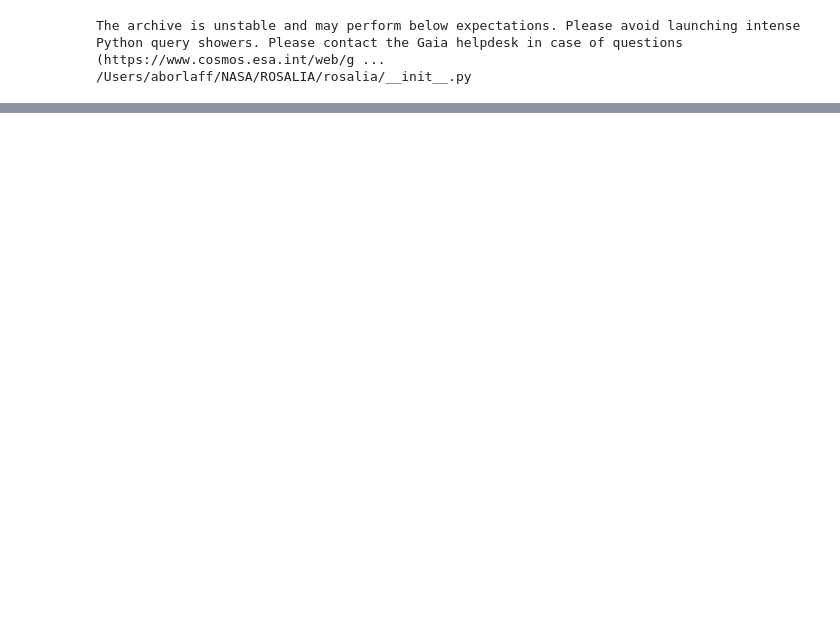
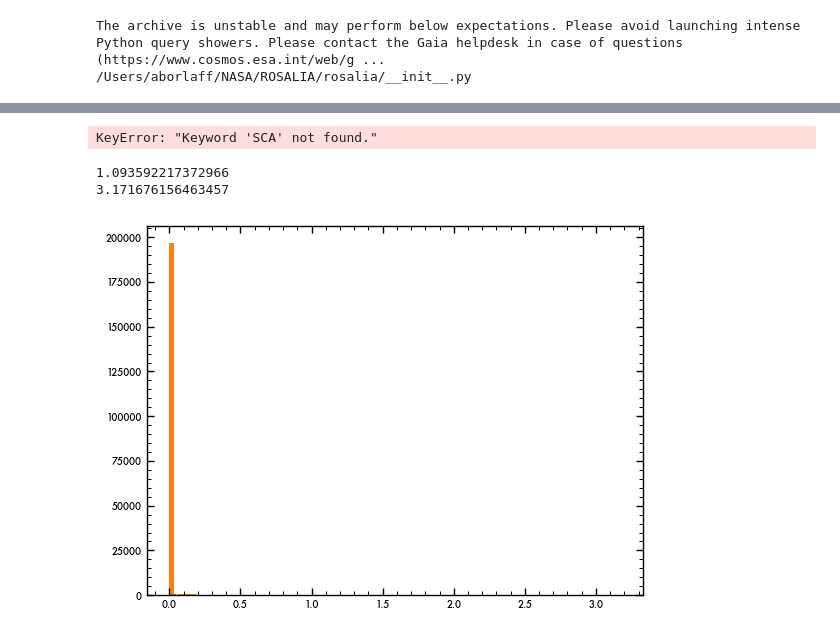
Before and after one commit to Borlaff/ROSALIA, a Jupyter notebook: notebooks/R2_CAR171_Canopus.ipynb, the cells around one changed output, grey strips where cells are left out. Drawn from its saved outputs; the diff is of its cells as text; code cells hidden in the pictures; blank space fills up the shorter version.

```diff
--- a/notebooks/R2_CAR171_Canopus.ipynb
+++ b/notebooks/R2_CAR171_Canopus.ipynb
@@ -50,3 +80,32 @@ def make_stray_plot(input_name, ext, fe2mu=True, vmin=None, vmax=None, color_lab
+# %%
+# Main_offender mode lab
+flt_name = "/Users/aborlaff/NASA/ROSALIA/notebooks/WFI_F129_RA_106.624_DEC_-53.595_MJD_61365.00000_PA_-121.23_stray_main_off.fits"
+flt_identity = rs.utils.exposure_inspector(flt_name, lite=True)
+# %% [output]
+KeyError: "Keyword 'SCA' not found."
+# %%
+# Read csv catalog
+import matplotlib.pyplot as plt
+import pandas as pd
+import astropy.units as u
+from astropy.coordinates import match_coordinates_sky, ICRS, Angle, SkyCoord
+
+cat = pd.read_csv("WFI_F129_RA_106.624_DEC_-53.595_MJD_61365.00000_PA_-121.23_source_catalog.csv")
+gaia_loc = SkyCoord(ra=cat["ra"]*u.degree, dec=cat["dec"]*u.degree, unit="degree", frame="icrs")
+wise_loc = SkyCoord(ra=cat["wise_ra"]*u.degree, dec=cat["wise_dec"]*u.degree, unit="degree", frame="icrs")
+mass2_loc = SkyCoord(ra=cat["tmass_ra"]*u.degree, dec=cat["tmass_dec"]*u.degree, unit="degree", frame="icrs")
+gaia_wise_sep = gaia_loc.separation(wise_loc)
+gaia_mass2_sep = gaia_loc.separation(mass2_loc)
+
+
+plt.hist(gaia_wise_sep.value*60*60, bins=100)
+plt.hist(gaia_mass2_sep.value*60*60, bins=100)
+print(np.nanmax(gaia_wise_sep.value*60*60))
+print(np.nanmax(gaia_mass2_sep.value*60*60))
+# %% [output]
+1.093592217372966
+3.171676156463457
+[figure, added]
 # %%
 # Let's find Canopus (alpha Carinae), the star selected for CAR171.
 # This star is in the continuous viewing zone of Roman, and it is the second brightest star in the sky.
```
Also changed, not shown: parts of 4 cells of this notebook, 5 other files.
